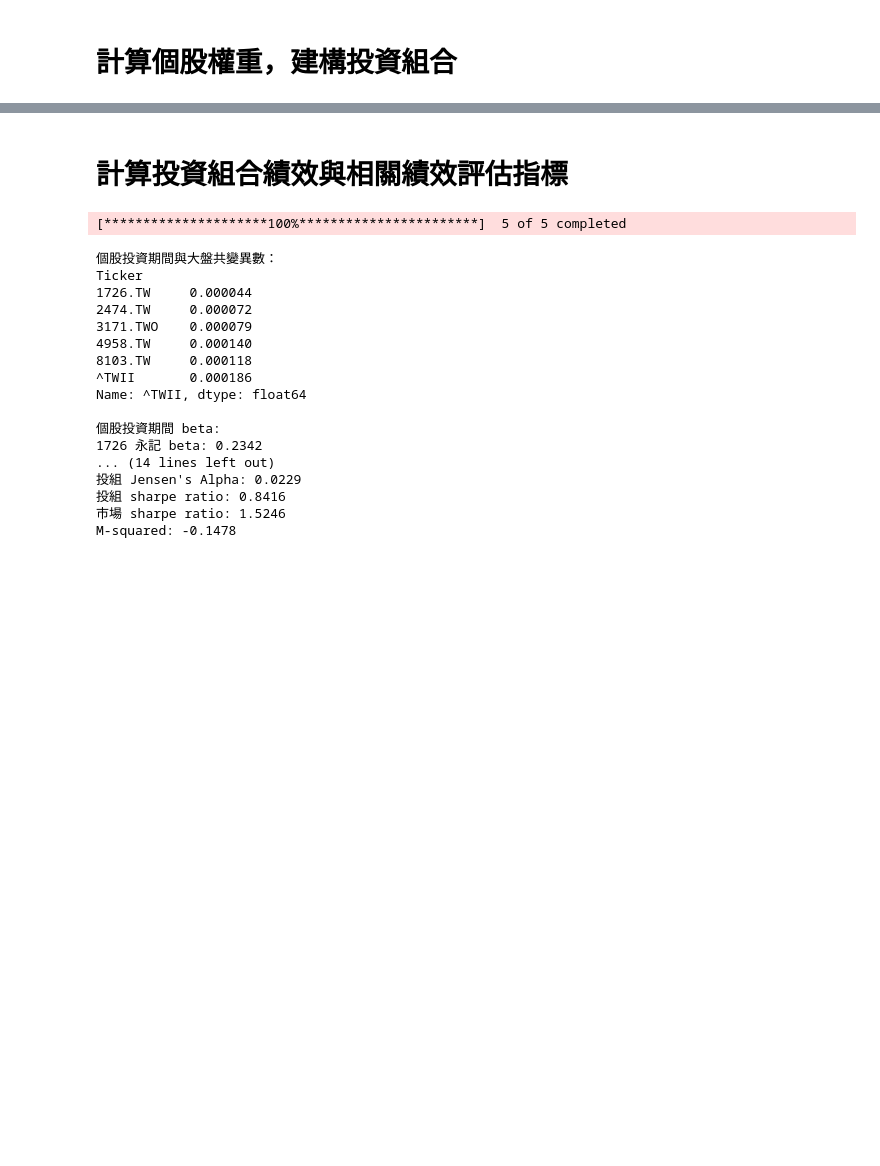
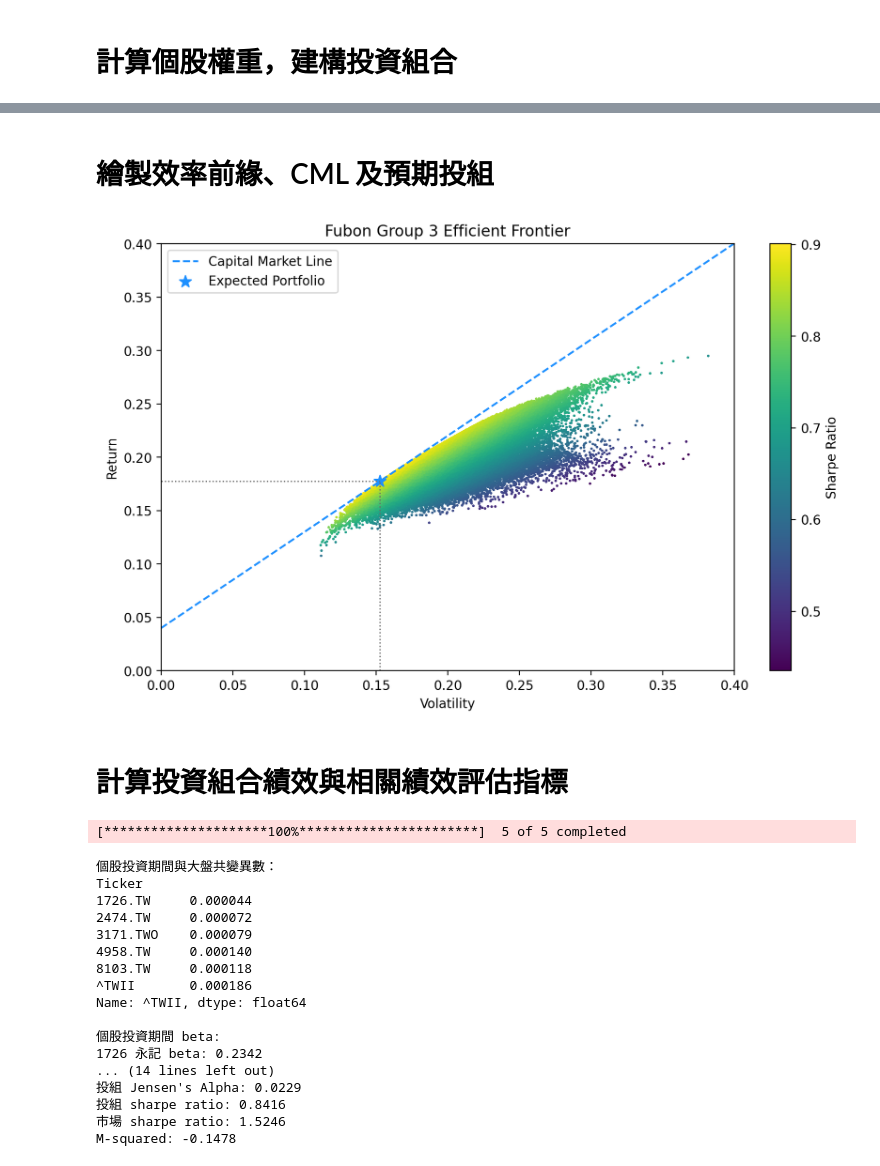
Before and after one commit to FourLevel/Fubon_2024, a Jupyter notebook: 富邦回測.ipynb, the cells around one changed output, grey strips where cells are left out. Saved outputs shown, nothing was run; the diff lists cells and outputs as text; code cells hidden in the pictures; blank space fills up the shorter version.

```diff
--- a/富邦回測.ipynb
+++ b/富邦回測.ipynb
@@ -118,3 +118,40 @@ dtype: object
+# %% [markdown]
+# 繪製效率前緣、CML 及預期投組
+# %%
+# 找到夏普比率最高的投資組合
+max_sharpe_idx = np.argmax(results[2,:])
+max_sharpe_return = results[0, max_sharpe_idx]
+max_sharpe_volatility = results[1, max_sharpe_idx]
+
+# 繪製效率前緣
+plt.figure(figsize=(10, 6), dpi=200)
+plt.scatter(results[1,:], results[0,:], c=results[2,:], cmap='viridis', s=1)
+plt.colorbar(label='Sharpe Ratio')
+plt.xlabel('Volatility')
+plt.ylabel('Return')
+plt.title('Fubon Group 3 Efficient Frontier')
+
+# 繪製資本市場線
+x = np.linspace(0, max(results[1,:]), 100)
+y = risk_free_rate + (max_sharpe_return - risk_free_rate) / max_sharpe_volatility * x
+plt.plot(x, y, color='DodgerBlue', linestyle='--',linewidth=1.5, label='Capital Market Line')
+
+# 標記夏普比率最高的投資組合
+plt.scatter(max_sharpe_volatility, max_sharpe_return, color='DodgerBlue', marker='*', s=90, label='Expected Portfolio')
+
+# 從星號標記延伸虛線到 x 軸與 y 軸
+plt.plot([max_sharpe_volatility, max_sharpe_volatility], [0, max_sharpe_return], color='DimGray', linestyle='dotted',linewidth=1)
+plt.plot([0, max_sharpe_volatility], [max_sharpe_return, max_sharpe_return], color='DimGray', linestyle='dotted',linewidth=1)
+
+# 設定座標軸範圍
+plt.xlim(0, 0.40)
+plt.ylim(0, 0.40)
+
+# 設定圖例
+plt.legend()
+plt.show()
+# %% [output]
+[figure, added]
 # %% [markdown]
 # 計算投資組合績效與相關績效評估指標
 # %%
```
Also changed, not shown: parts of 1 cell of this notebook.
